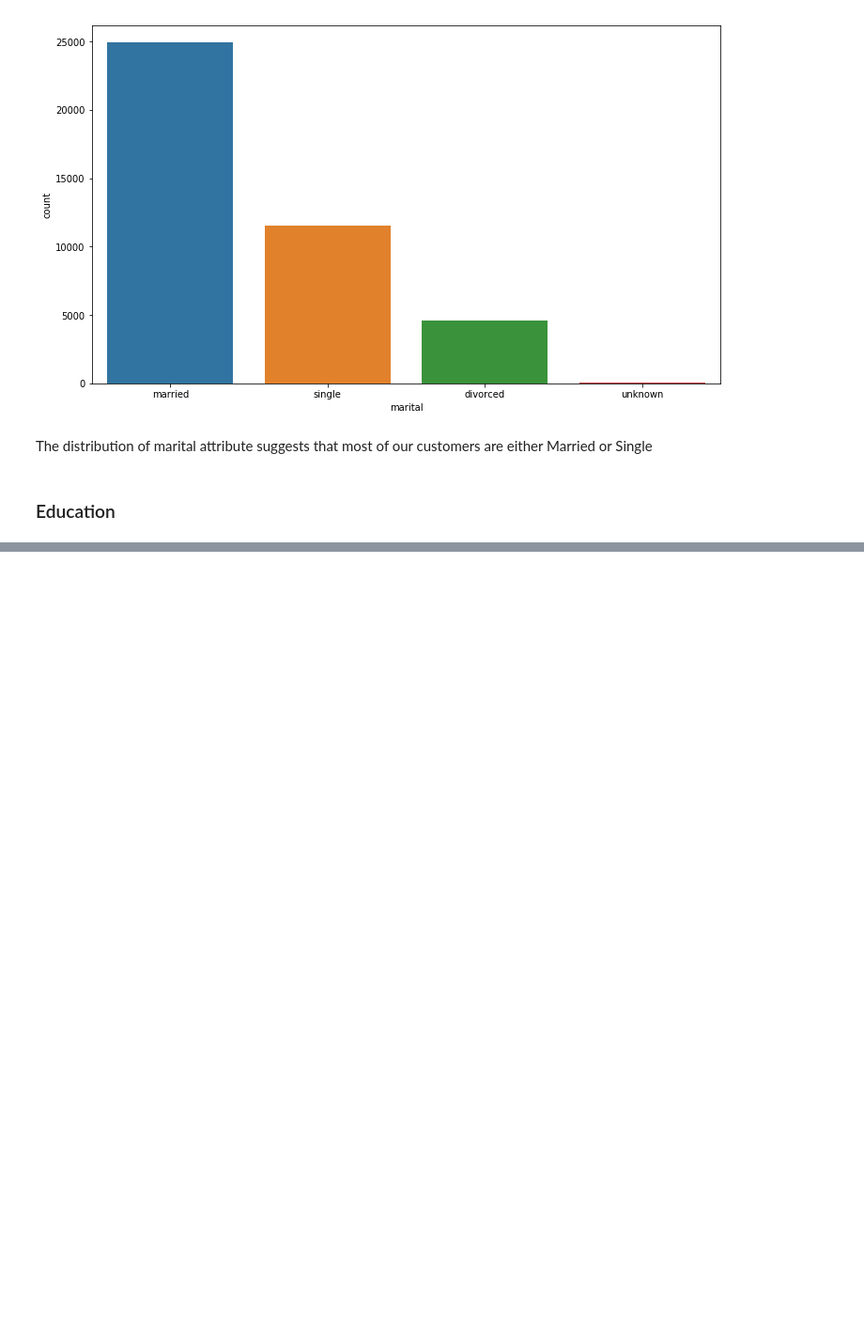
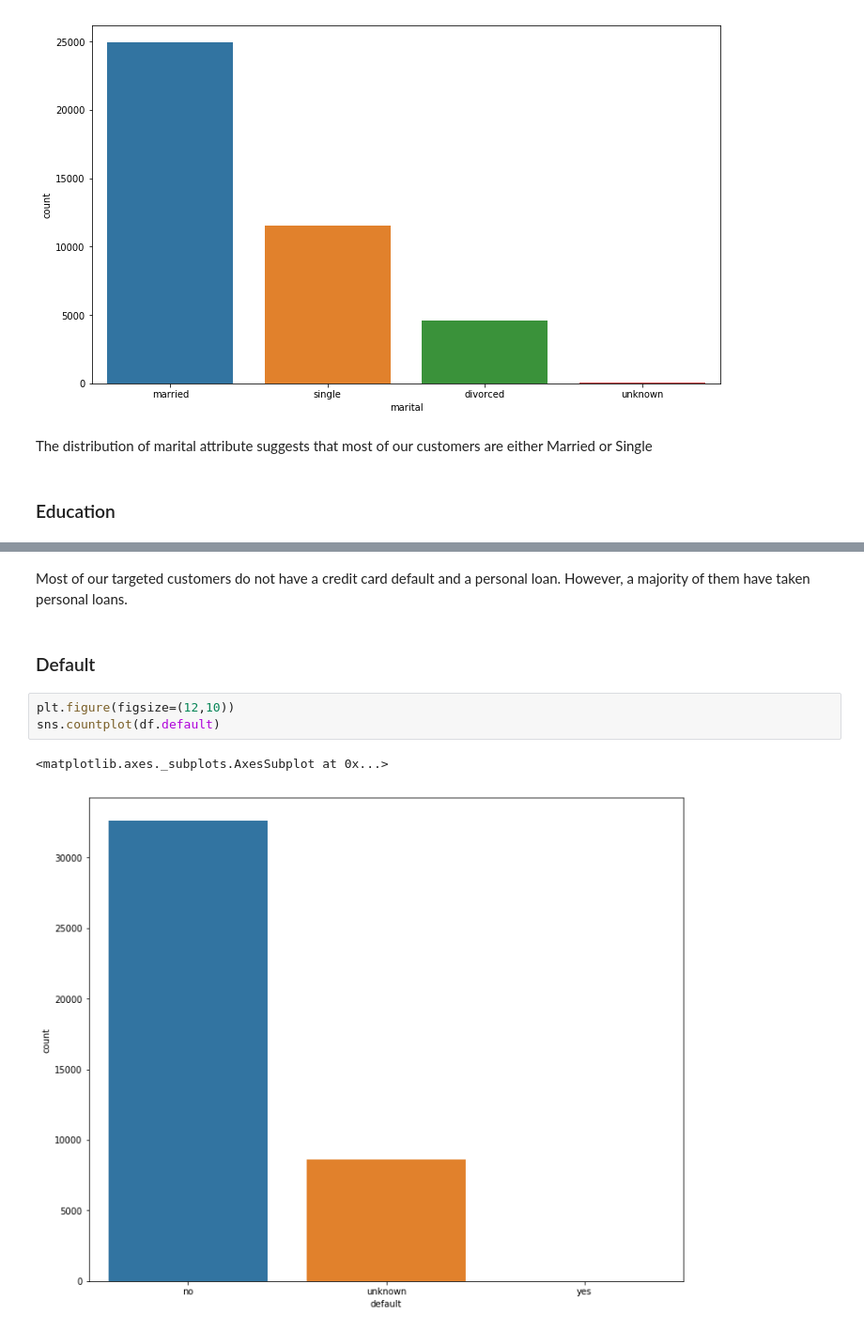
Before and after one commit to Vishal-Mani/Bank-Marketing-Exploratory-Data-Analysis., a Jupyter notebook: Bank_marketing_analysis.ipynb, the cells around one changed output, grey strips where cells are left out. Shown: that part at 94% size. Saved outputs shown, nothing was run; the diff lists cells and outputs as text; blank space fills up the shorter version.

```diff
--- a/Bank_marketing_analysis.ipynb
+++ b/Bank_marketing_analysis.ipynb
@@ -238,0 +273,10 @@ The distribution of marital attribute suggests that most of our customers are ei
+# %% [markdown]
+Most of our targeted customers do not have a credit card default and a personal loan. However, a majority of them have taken personal loans.
+# %% [markdown]
+### Default
+# %%
+plt.figure(figsize=(12,10))
+sns.countplot(df.default)
+# %% [output]
+<matplotlib.axes._subplots.AxesSubplot at 0x...>
+[figure, added]
```
Also changed, not shown: parts of 11 cells of this notebook.
